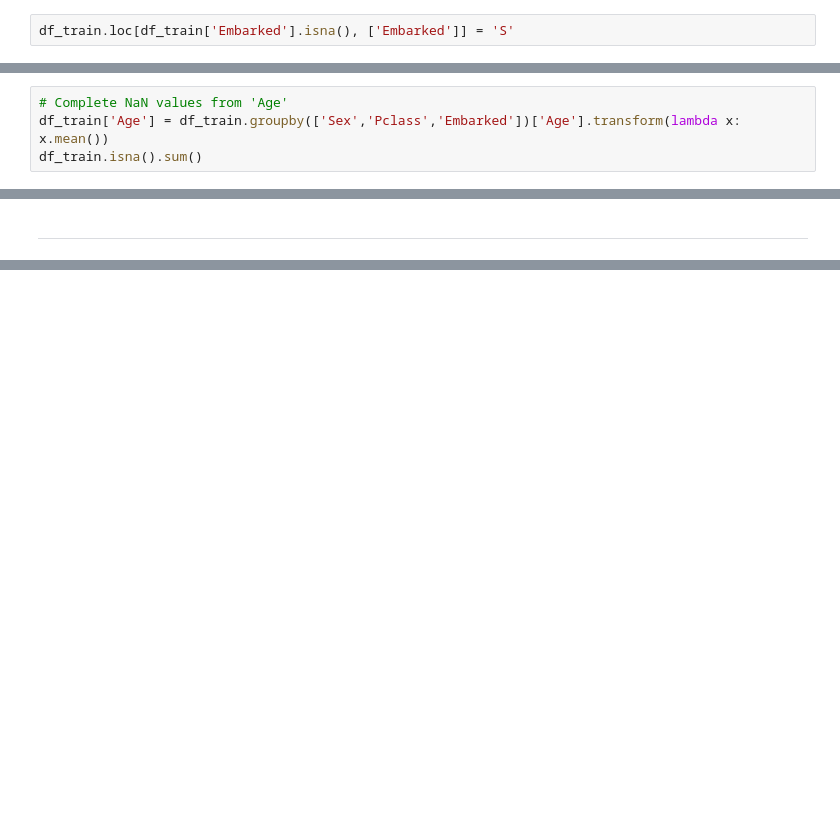
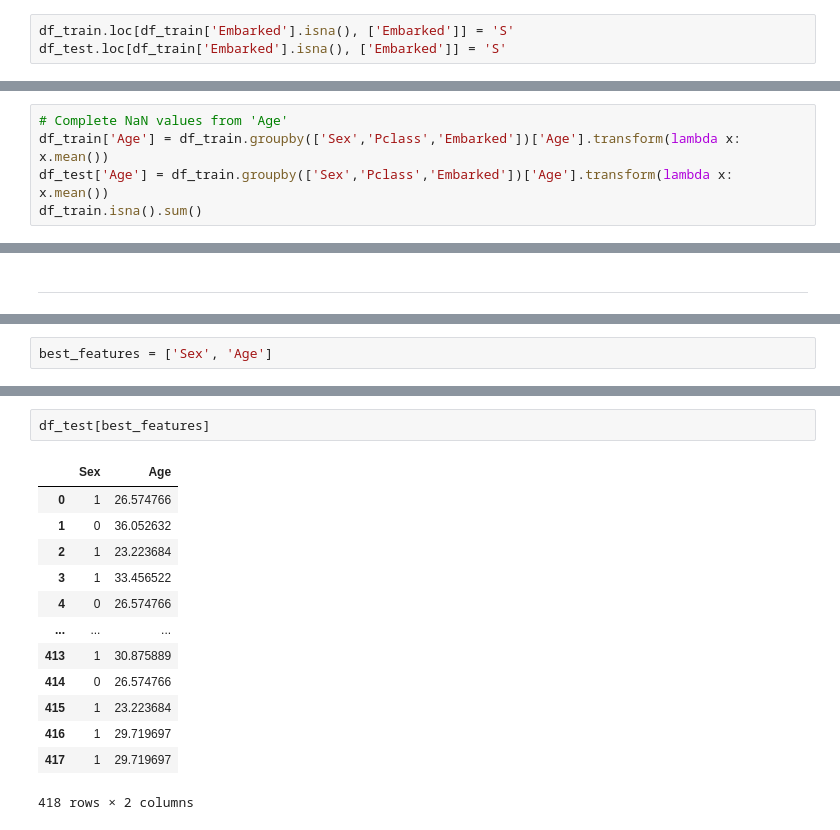
Before and after one commit to gabrielramos731/Data-science-projects, a Jupyter notebook: Titanic - Machine Learning from Disaster/titanic competition.ipynb, the cells around one changed output, grey strips where cells are left out. Saved outputs shown, nothing was run; the diff lists cells and outputs as text; blank space fills up the shorter version.

```diff
--- a/Titanic - Machine Learning from Disaster/titanic competition.ipynb
+++ b/Titanic - Machine Learning from Disaster/titanic competition.ipynb
@@ -110,9 +115,11 @@ Name: Embarked, dtype: int64
 # %%
 df_train.loc[df_train['Embarked'].isna(), ['Embarked']] = 'S'
+df_test.loc[df_train['Embarked'].isna(), ['Embarked']] = 'S'
 # %% [markdown]
 The NaN values from 'Age' column will be completed with the mean of 'Age', grouped by 'Sex', 'Pclass' and 'Embarked' variables.
 # %%
 # Complete NaN values from 'Age'
 df_train['Age'] = df_train.groupby(['Sex','Pclass','Embarked'])['Age'].transform(lambda x: x.mean())
+df_test['Age'] = df_train.groupby(['Sex','Pclass','Embarked'])['Age'].transform(lambda x: x.mean())
 df_train.isna().sum()
 # %% [output]
@@ -259,0 +239,2 @@ compet_class_df
+# %%
+best_features = ['Sex', 'Age']
@@ -259,0 +288,16 @@ compet_class_df
+# %%
+df_test[best_features]
+# %% [output]
+|  | Sex | Age |
+| 0 | 1 | 26.574766 |
+| 1 | 0 | 36.052632 |
+| 2 | 1 | 23.223684 |
+| 3 | 1 | 33.456522 |
+| 4 | 0 | 26.574766 |
+| ... | ... | ... |
+| 413 | 1 | 30.875889 |
+| 414 | 0 | 26.574766 |
+| 415 | 1 | 23.223684 |
+| 416 | 1 | 29.719697 |
+| 417 | 1 | 29.719697 |
+418 rows × 2 columns
```
Also changed, not shown: parts of 53 cells of this notebook, 8 other files.
